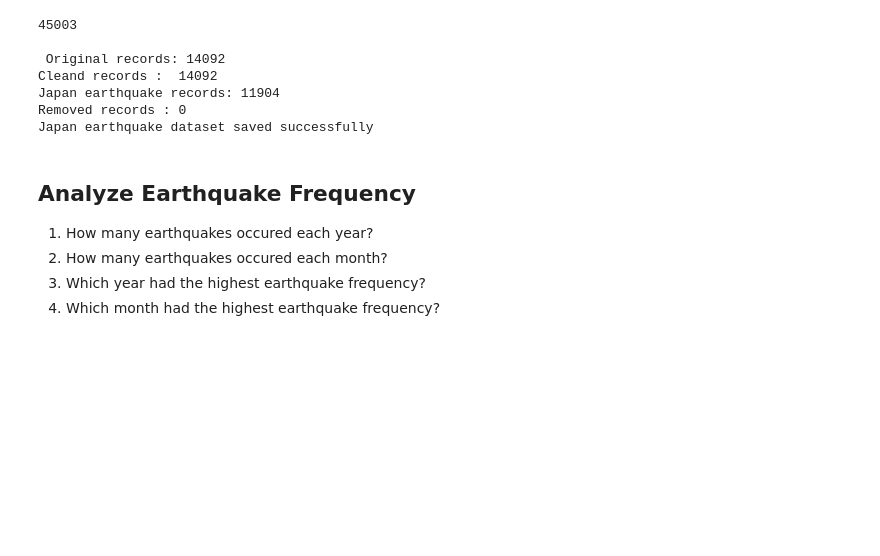
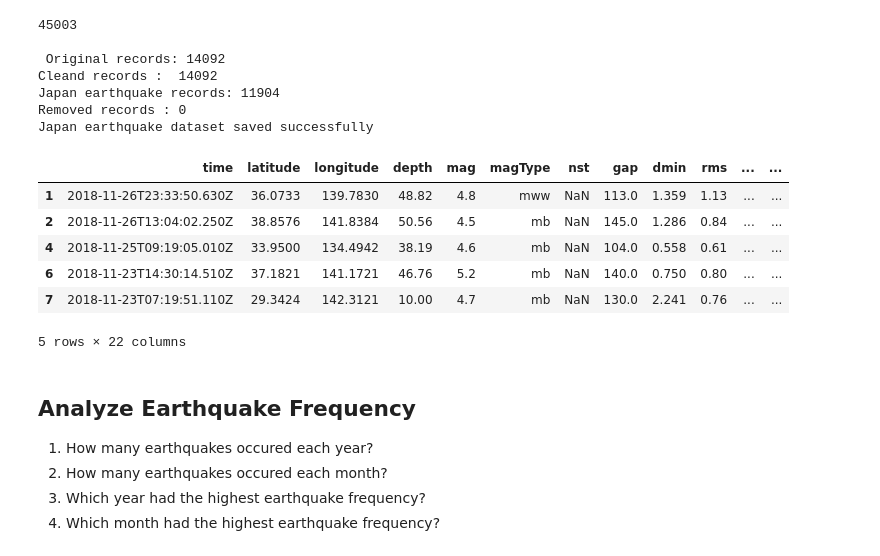
Before and after one commit to nawsusunyein/JapanDisasterAnalysis, a Jupyter notebook: notebook/01_earthquake_analysis.ipynb, the cells around one changed output. Saved outputs shown, nothing was run; the diff lists cells and outputs as text; code cells hidden in the pictures; blank space fills up the shorter version.

```diff
--- a/notebook/01_earthquake_analysis.ipynb
+++ b/notebook/01_earthquake_analysis.ipynb
@@ -32,33 +32,43 @@ required_columns = [
 ]
 
 #Remove rows containing at least one missing value
 df_cleaned = df.dropna(subset=required_columns).copy()
 
 #Filter earthquakes geographically within Japan's approximate boundaries
 df_japan = df_cleaned[
   (df_cleaned["latitude"].between(24,46)) &
   (df_cleaned["longitude"].between(122,154))
 ].copy()
 
 print("\n Original records:", len(df))
 print("Cleand records : ", len(df_cleaned))
 print("Japan earthquake records:", len(df_japan))
 print("Removed records :", len(df) - len(df_cleaned))
 
 #Save japan's records in separate csv
 df_japan.to_csv("../data/processed/cleaned_japan_earthquakes_2001_2018.csv",
 index =False
  )
 
 print("Japan earthquake dataset saved successfully")
+
+
+df_japan.head()
 # %% [output]
 45003
 
  Original records: 14092
 Cleand records :  14092
 Japan earthquake records: 11904
 Removed records : 0
 Japan earthquake dataset saved successfully
+|  | time | latitude | longitude | depth | mag | magType | nst | gap | dmin | rms | ... | ... |
+| 1 | 2018-11-26T23:33:50.630Z | 36.0733 | 139.7830 | 48.82 | 4.8 | mww | NaN | 113.0 | 1.359 | 1.13 | ... | ... |
+| 2 | 2018-11-26T13:04:02.250Z | 38.8576 | 141.8384 | 50.56 | 4.5 | mb | NaN | 145.0 | 1.286 | 0.84 | ... | ... |
+| 4 | 2018-11-25T09:19:05.010Z | 33.9500 | 134.4942 | 38.19 | 4.6 | mb | NaN | 104.0 | 0.558 | 0.61 | ... | ... |
+| 6 | 2018-11-23T14:30:14.510Z | 37.1821 | 141.1721 | 46.76 | 5.2 | mb | NaN | 140.0 | 0.750 | 0.80 | ... | ... |
+| 7 | 2018-11-23T07:19:51.110Z | 29.3424 | 142.3121 | 10.00 | 4.7 | mb | NaN | 130.0 | 2.241 | 0.76 | ... | ... |
+5 rows × 22 columns
 # %% [markdown]
 ## Analyze Earthquake Frequency
 1. How many earthquakes occured each year?
```
Also changed, not shown: parts of 1 cell of this notebook, 1 other file.
